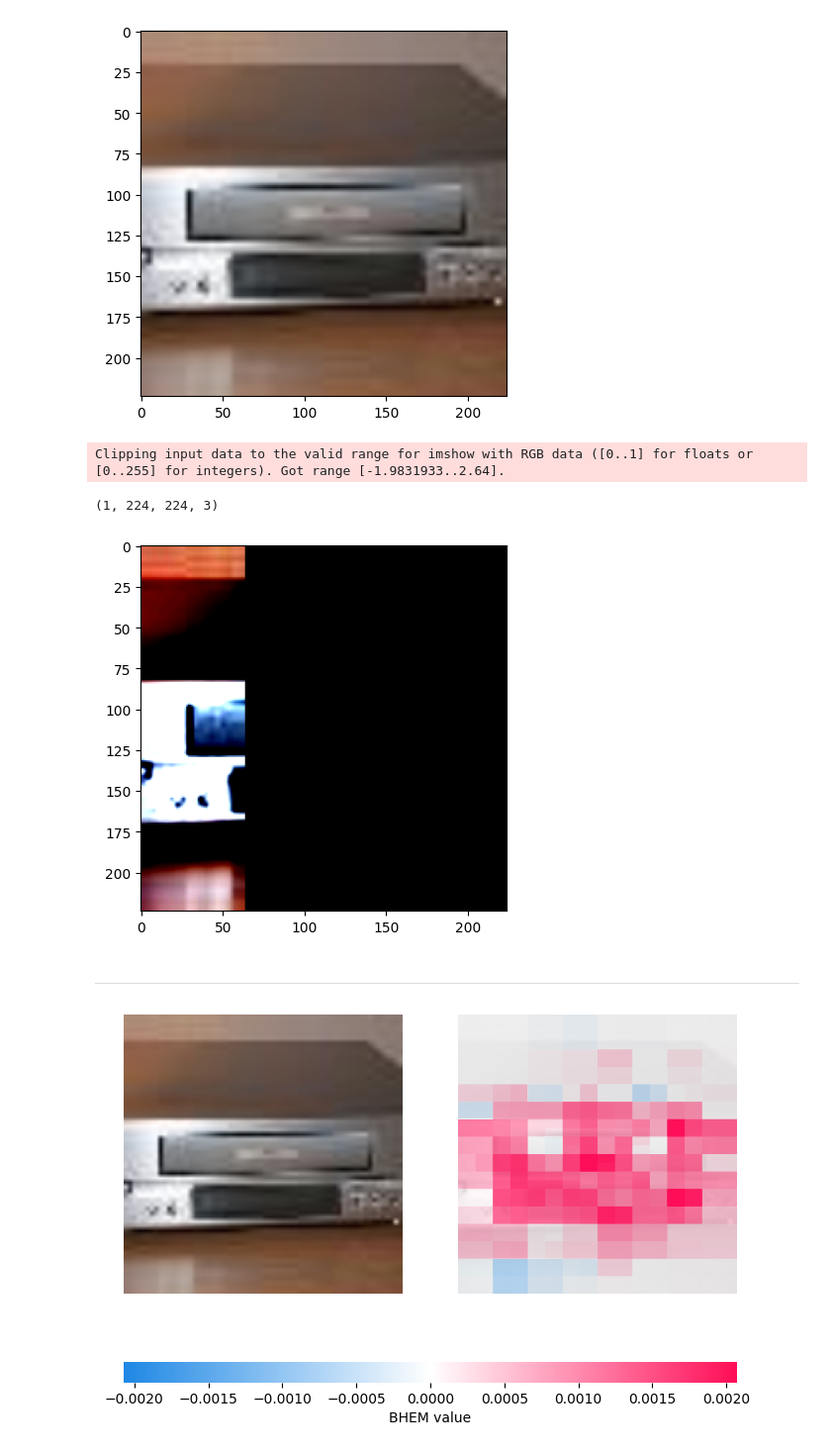
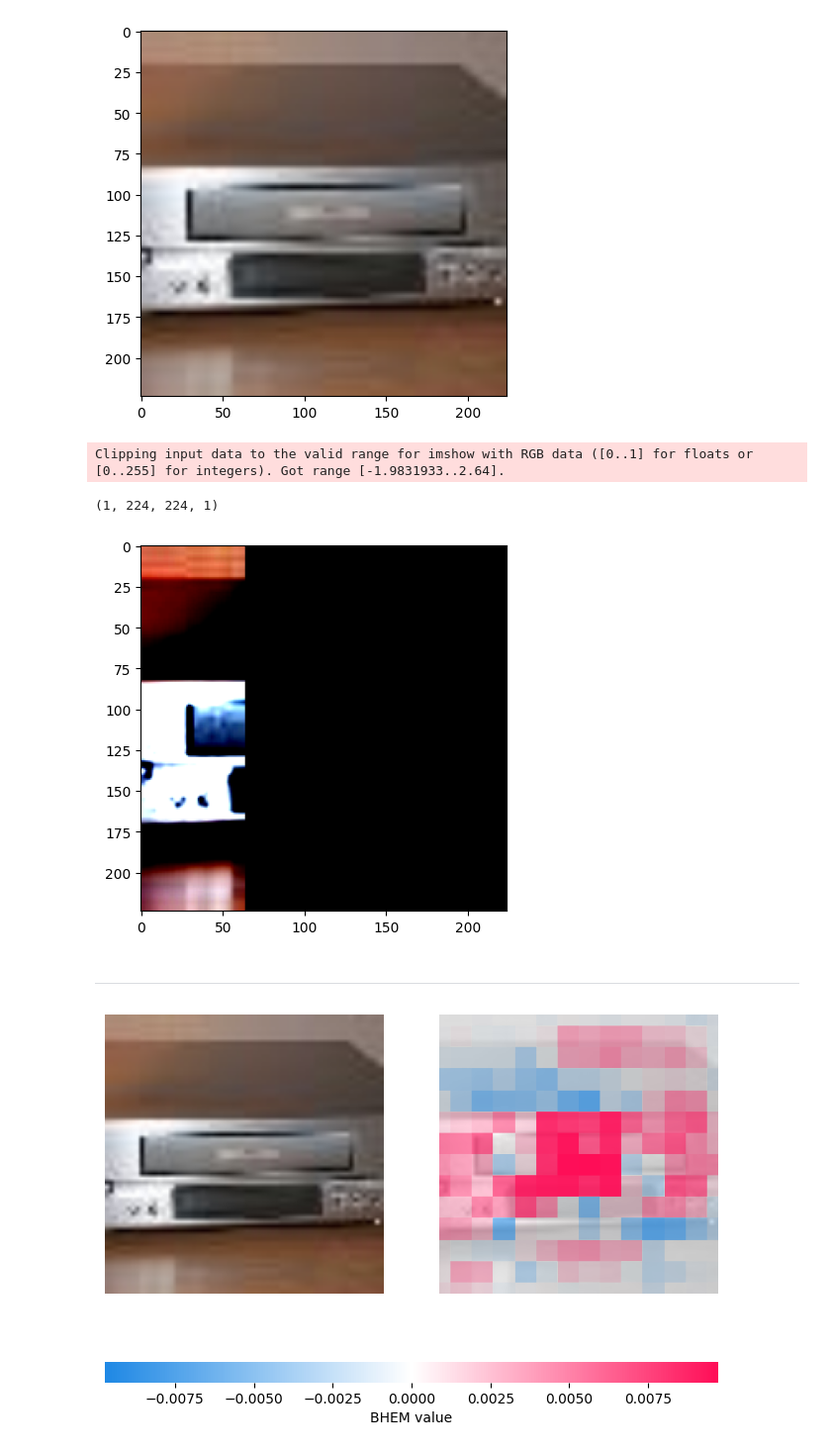
Before and after one commit to Shaun-Z/O-SHAP, a Jupyter notebook: test.ipynb, the cells around one changed output. Shown at 99% size. Drawn from its saved outputs; the diff is of its cells as text; code cells hidden in the pictures.

```diff
--- a/test.ipynb
+++ b/test.ipynb
@@ -92,11 +92,11 @@ layer1.mask_image([0])
 # plt.imshow(dataset.inv_transform(torch.Tensor(layer1.masked_image)).permute(1, 2, 0))
 plt.imshow(torch.Tensor(layer1.masked_image).permute(1, 2, 0))
 # exp_result = np.load(f'./scores_{img_ID}.npy')
-exp_result = np.load('results/shap/Resnet50onImageNet/value/P1_n02988304.npy')
+exp_result = np.load('results/bhem/Resnet50onImageNet/value/P1_n02988304.npy')
 exp_result.shape
 # %% [output]
 Clipping input data to the valid range for imshow with RGB data ([0..1] for floats or [0..255] for integers). Got range [-1.9831933..2.64].
-(1, 224, 224, 3)
+(1, 224, 224, 1)
 [figure]
 # %% [markdown]
 ---
@@ -107,15 +107,15 @@ image_show = image.mean(axis=-1)
 # %%
 fig, axes = plt.subplots(nrows=1, ncols=2, figsize=(8,6), squeeze=False)
 axes[0,0].imshow(image)
 axes[0][0].axis('off')
 max_val = np.nanpercentile(np.abs(result_show), 99.9)
-axes[0][1].imshow(image_show, cmap=plt.get_cmap('gray'), alpha=0.15)
+axes[0][1].imshow(image_show, cmap=plt.get_cmap('gray'), alpha=0.3)
 axes[0][1].imshow(result_show, cmap=red_transparent_blue, vmin=-max_val,vmax=max_val)
 axes[0][1].axis('off')
 im = axes[0, 1].imshow(result_show, cmap=red_transparent_blue, vmin=-max_val, vmax=max_val)
 
 cb = plt.colorbar(im, ax=np.ravel(axes).tolist(), label="BHEM value", orientation="horizontal", aspect=30)
 cb.outline.set_visible(False)
 plt.show()
 # %% [output]
-[figure, old version]
+[figure, new version]
```
Also changed, not shown: 3 other files.
